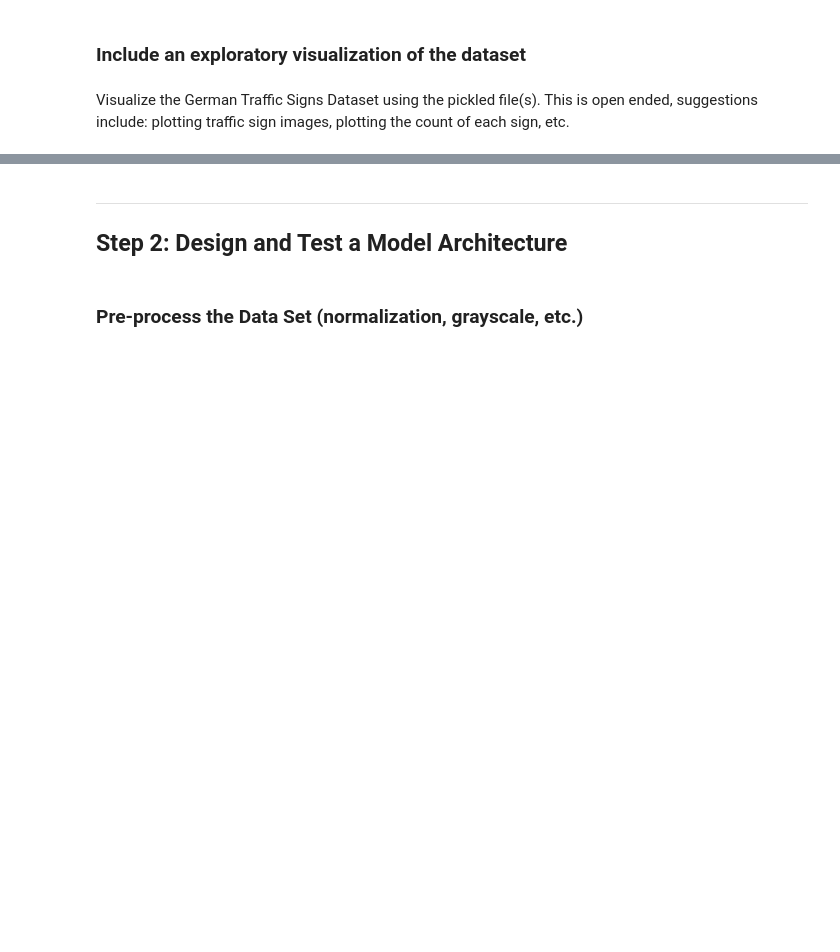
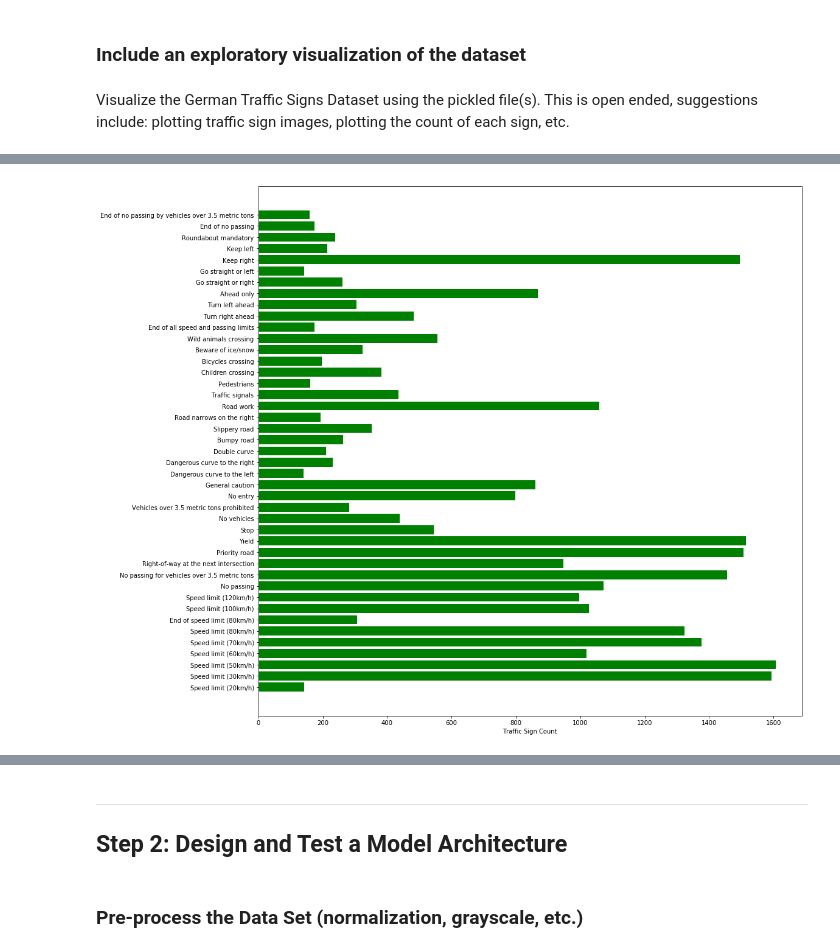
Before and after one commit to srikanth-narayanan/Traffic-Sign-Classifier, a Jupyter notebook: Traffic_Sign_Classifier.ipynb, the cells around one changed output, grey strips where cells are left out. Cells and saved outputs as stored; diff of their text form; code cells hidden in the pictures; blank space fills up the shorter version.

```diff
--- a/Traffic_Sign_Classifier.ipynb
+++ b/Traffic_Sign_Classifier.ipynb
@@ -182,0 +193,20 @@ plotrandom(dataset, label, label_dict)
+# %%
+def plothist(dataset, label):
+    '''
+    Function to plot distribution of the traffic sign based on y and label index
+    '''
+    # Convert label dictionary to list
+    sign_label = []
+    for key, value in label.items():
+        sign_label.append(value)
+    counted = np.bincount(dataset)
+    plt.figure(111,figsize = (16,16))
+    bar_pos = np.arange(len(label)) + 0.5 # this will center the histogram
+    plt.barh(bar_pos, counted, align='center', color='green')
+    plt.yticks(bar_pos,sign_label)
+    plt.xlabel("Traffic Sign Count")
+# %%
+# Visualising Training Set
+plothist(y_train, label_dict)
+# %% [output]
+[figure, added]
```
Also changed, not shown: parts of 36 cells of this notebook, 1 other file.
